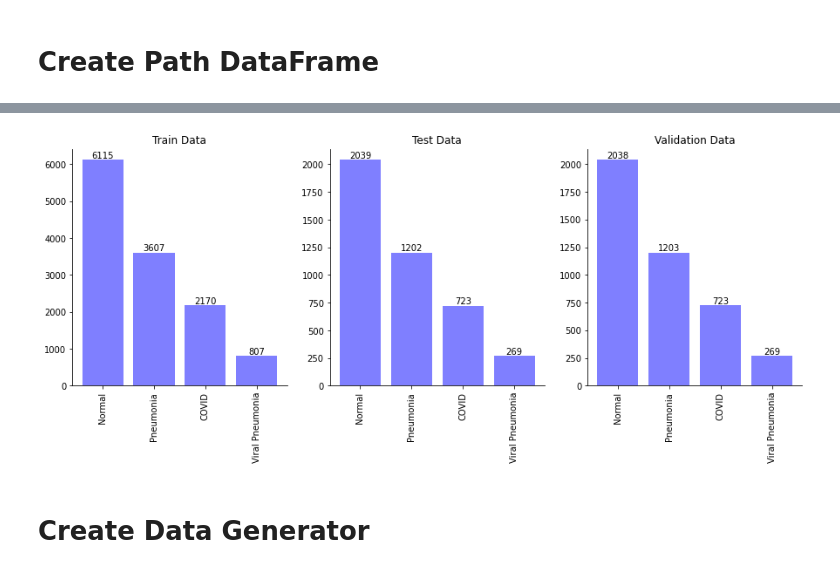
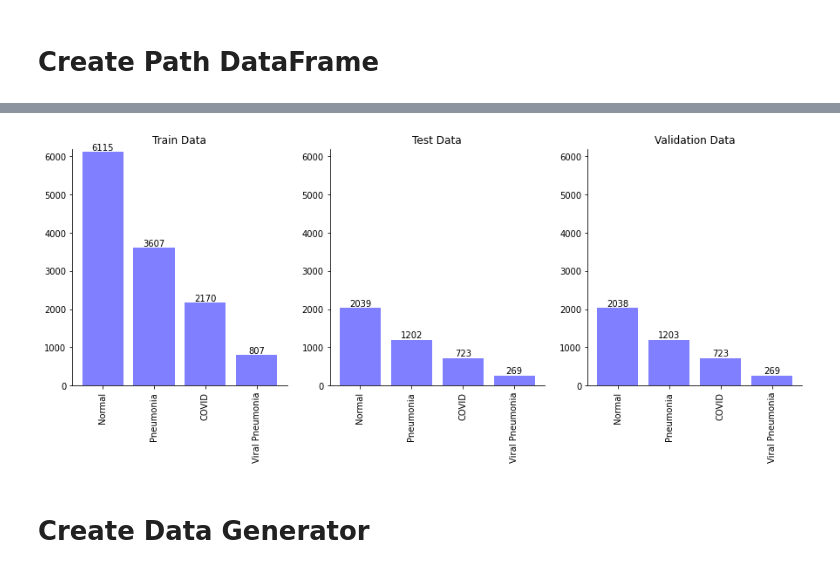
Before and after one commit to thihanaung-thnn/Xray_classification, a Jupyter notebook: 03_covid_classification.ipynb, the cells around one changed output, grey strips where cells are left out. Cells and saved outputs as stored; diff of their text form; code cells hidden in the pictures.

```diff
--- a/03_covid_classification.ipynb
+++ b/03_covid_classification.ipynb
@@ -108,35 +119,35 @@ test_df = pd.DataFrame({'path':x_test, 'target':y_test}).reset_index(drop=True)
 # %%
 import matplotlib.pyplot as plt
 def bar_plot(dff, main):
     fig1 = plt.bar(dff['target'].value_counts().index,
                  dff['target'].value_counts().values,
                  align='center', alpha=0.5, color='b',
                  )
-    # plt.ylim(0,1000)
+    plt.ylim(0,6200)
     for rect in fig1:
       height = rect.get_height()
       plt.text(rect.get_x() + rect.get_width()/2.,
               height, f'{height:.0f}', ha='center', va='bottom')
     plt.xticks(rotation=90)
     plt.title(main)
 
 def plot_data_split(train_df, test_df, val_df):
     plt.figure(figsize=(15, 5))
     plt.rcParams['axes.spines.right'] = False
     plt.rcParams['axes.spines.top'] = False
 
     # plt.axis('off')
     plt.subplot(131)
     bar_plot(train_df, 'Train Data')
 
     plt.subplot(132)
     bar_plot(test_df, 'Test Data')
     plt.subplot(133)
     bar_plot(val_df, 'Validation Data')
 
 plot_data_split(train_df, test_df, val_df)
 # %% [output]
-[figure, old version]
+[figure, new version]
 # %% [markdown]
 # Create Data Generator
 # %%
```
Also changed, not shown: parts of 2 cells of this notebook.
